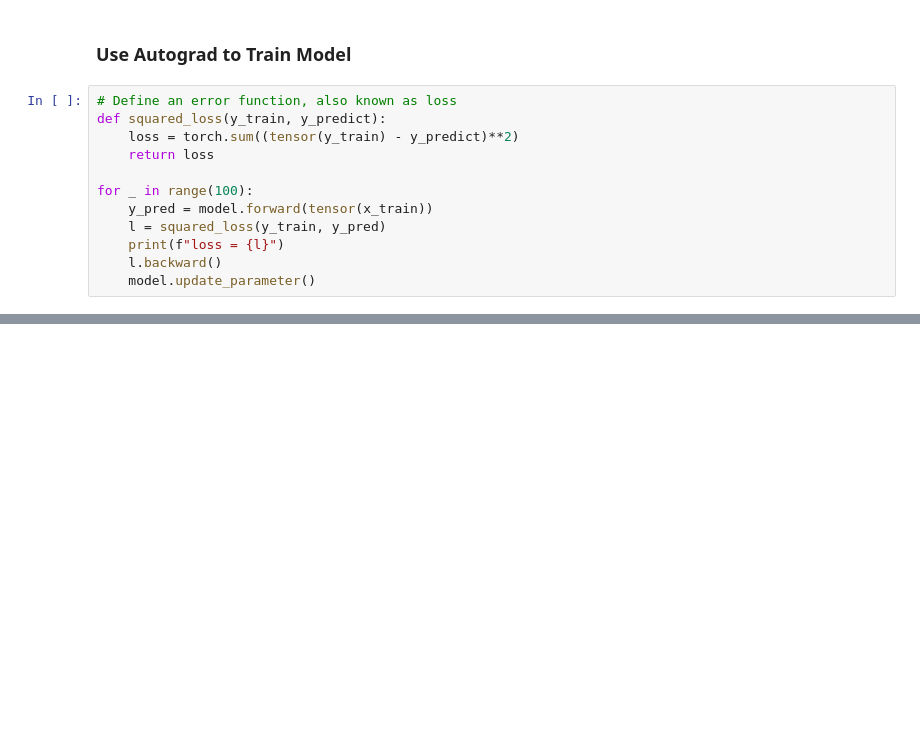
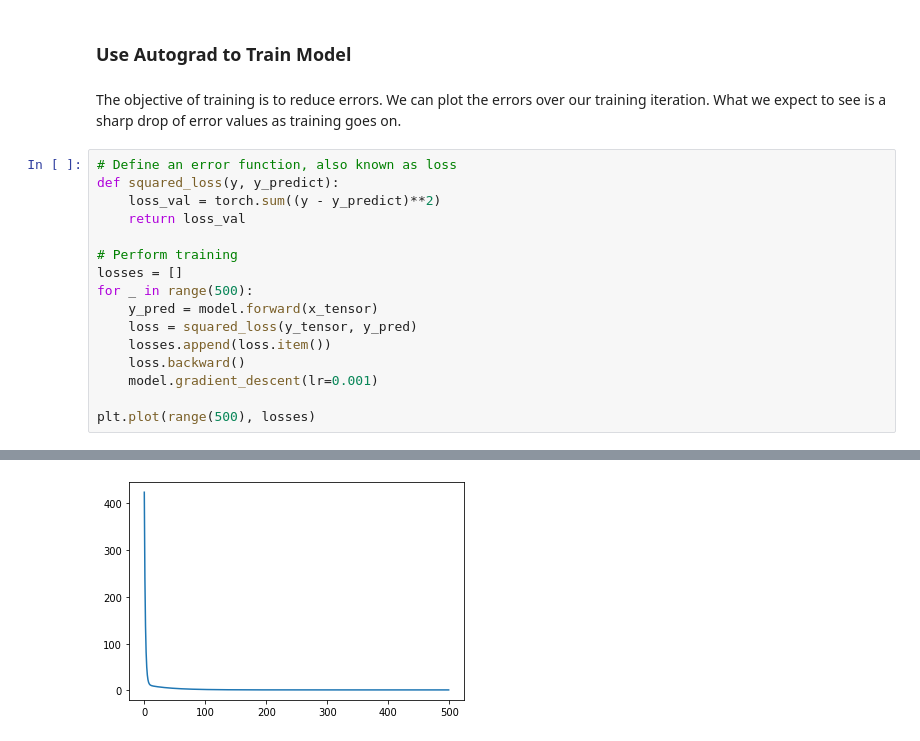
Before and after one commit to yangchenyun/mnist-pytorch, a Jupyter notebook: mnist_solution.ipynb, the cells around one changed output, grey strips where cells are left out. Cells and saved outputs as stored; diff of their text form; blank space fills up the shorter version.

```diff
--- a/mnist_solution.ipynb
+++ b/mnist_solution.ipynb
@@ -259,15 +288,21 @@ plt.plot(x_train, y_train, 'o', x_train, y_pred.detach().numpy(), 'o')
 # %% [markdown]
 ### Use Autograd to Train Model
+# %% [markdown]
+The objective of training is to reduce errors. We can plot the errors over our training iteration. What we expect to see is a sharp drop of error values as training goes on.
 # %%
 # Define an error function, also known as loss
-def squared_loss(y_train, y_predict):
-    loss = torch.sum((tensor(y_train) - y_predict)**2)
-    return loss
+def squared_loss(y, y_predict):
+    loss_val = torch.sum((y - y_predict)**2)
+    return loss_val
 
-for _ in range(100):
-    y_pred = model.forward(tensor(x_train))
-    l = squared_loss(y_train, y_pred)
-    print(f"loss = {l}")
-    l.backward()
-    model.update_parameter()
+# Perform training
+losses = []
+for _ in range(500):
+    y_pred = model.forward(x_tensor)
+    loss = squared_loss(y_tensor, y_pred)
+    losses.append(loss.item())
+    loss.backward()
+    model.gradient_descent(lr=0.001)
+
+plt.plot(range(500), losses)
 # %% [output]
@@ -291,2 +310,3 @@ loss = 2.2008086779355835
+[figure, added]
 # %%
 # Now the model has learned.
```
Also changed, not shown: parts of 26 cells of this notebook, 2 other files.
